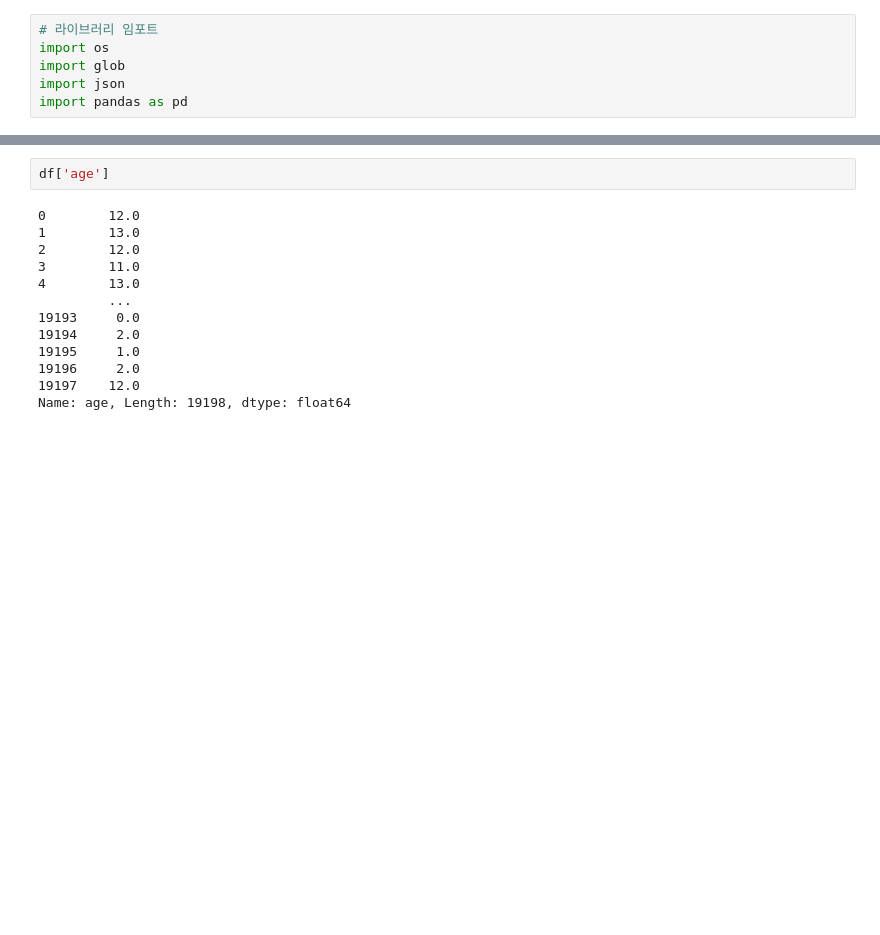
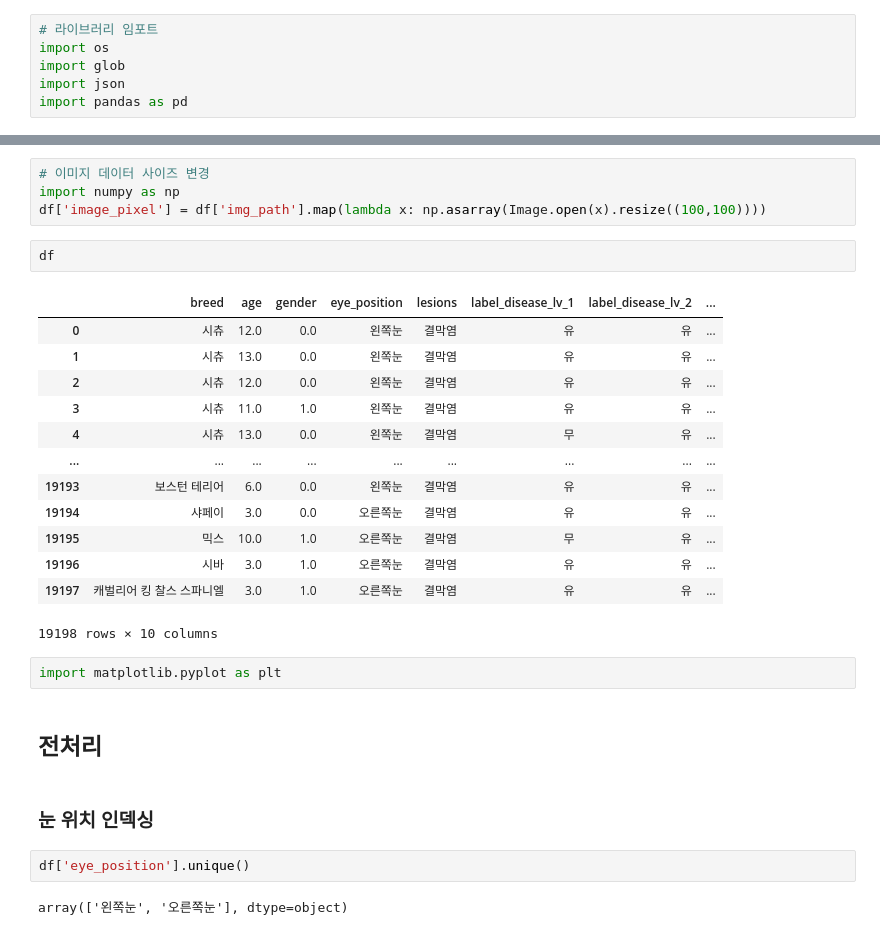
Before and after one commit to journnie/eye_disease, a Jupyter notebook: eye_lesion_diagnosis_model.ipynb, the cells around one changed output, grey strips where cells are left out. Saved outputs shown, nothing was run; the diff lists cells and outputs as text; blank space fills up the shorter version.

```diff
--- a/eye_lesion_diagnosis_model.ipynb
+++ b/eye_lesion_diagnosis_model.ipynb
@@ -84,15 +88,30 @@ memory usage: 1.5+ MB
+# %%
+# 이미지 데이터 사이즈 변경
+import numpy as np
+df['image_pixel'] = df['img_path'].map(lambda x: np.asarray(Image.open(x).resize((100,100))))
 # %%
-df['age']
+df
 # %% [output]
+|  | breed | age | gender | eye_position | lesions | label_disease_lv_1 | label_disease_lv_2 | ... |
+| 0 | 시츄 | 12.0 | 0.0 | 왼쪽눈 | 결막염 | 유 | 유 | ... |
+| 1 | 시츄 | 13.0 | 0.0 | 왼쪽눈 | 결막염 | 유 | 유 | ... |
+| 2 | 시츄 | 12.0 | 0.0 | 왼쪽눈 | 결막염 | 유 | 유 | ... |
+| 3 | 시츄 | 11.0 | 1.0 | 왼쪽눈 | 결막염 | 유 | 유 | ... |
+| 4 | 시츄 | 13.0 | 0.0 | 왼쪽눈 | 결막염 | 무 | 유 | ... |
+| ... | ... | ... | ... | ... | ... | ... | ... | ... |
+| 19193 | 보스턴 테리어 | 6.0 | 0.0 | 왼쪽눈 | 결막염 | 유 | 유 | ... |
+| 19194 | 샤페이 | 3.0 | 0.0 | 오른쪽눈 | 결막염 | 유 | 유 | ... |
+| 19195 | 믹스 | 10.0 | 1.0 | 오른쪽눈 | 결막염 | 무 | 유 | ... |
+| 19196 | 시바 | 3.0 | 1.0 | 오른쪽눈 | 결막염 | 유 | 유 | ... |
+| 19197 | 캐벌리어 킹 찰스 스파니엘 | 3.0 | 1.0 | 오른쪽눈 | 결막염 | 유 | 유 | ... |
-0        12.0
-1        13.0
-2        12.0
-3        11.0
-4        13.0
-         ...
-19193     0.0
-19194     2.0
-19195     1.0
-19196     2.0
-19197    12.0
-Name: age, Length: 19198, dtype: float64
+19198 rows × 10 columns
+# %%
+import matplotlib.pyplot as plt
+# %% [markdown]
+## 전처리
+# %% [markdown]
+### 눈 위치 인덱싱
+# %%
+df['eye_position'].unique()
+# %% [output]
+array(['왼쪽눈', '오른쪽눈'], dtype=object)
```
Also changed, not shown: parts of 28 cells of this notebook.
